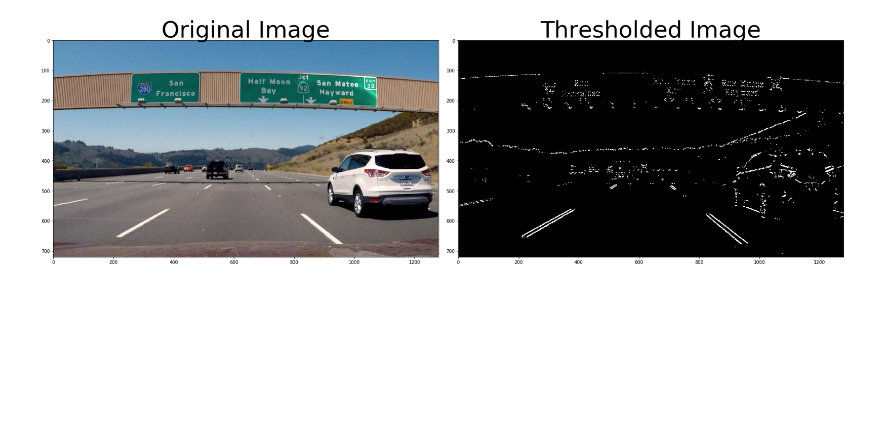
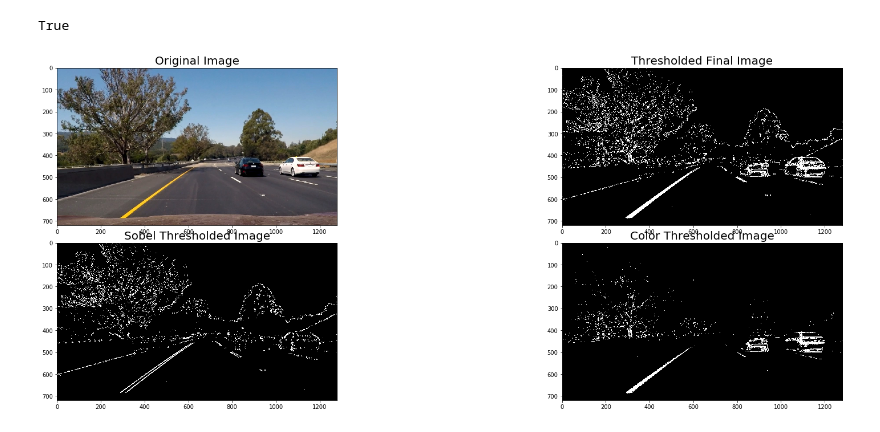
Before and after one commit to navinrahim/CarND-Advanced-Lane-Lines, a Jupyter notebook: Adv_Lane_finding.ipynb, the cells around one changed output. Saved outputs shown, nothing was run; the diff lists cells and outputs as text; code cells hidden in the pictures; blank space fills up the shorter version.

```diff
--- a/Adv_Lane_finding.ipynb
+++ b/Adv_Lane_finding.ipynb
@@ -6,12 +63,13 @@ import matplotlib.image as mpimg
 # %%
+#Functions for Sobel orientation, Sobel magnitude, Sobel Direction and Color thresholding
 def abs_sobel_thresh(img, orient='x', sobel_kernel=3, thresh=(0, 255)):
     # Calculate directional gradient
+    # Apply threshold
     gray=cv2.cvtColor(img,cv2.COLOR_RGB2GRAY)
     if orient=='x':
         sob_val=cv2.Sobel(gray,cv2.CV_64F,1,0,ksize=sobel_kernel)
     if orient=='y':
         sob_val=cv2.Sobel(gray,cv2.CV_64F,0,1,ksize=sobel_kernel)
-    # Apply threshold
     abs_sob=np.absolute(sob_val)
     norm_sobel=np.uint8(abs_sob*255/np.max(abs_sob))
     grad_binary=np.zeros_like(norm_sobel)
@@ -42,28 +100,59 @@ def dir_threshold(image, sobel_kernel=3, thresh=(0, np.pi/2)):
     dir_binary=np.zeros_like(gradient_dir)
     dir_binary[(gradient_dir>=thresh[0])&(gradient_dir<=thresh[1])]=1
     return dir_binary
+
+def color_threshold(image, thresh):
+    #Convert image to HLS color channel
+    hls = cv2.cvtColor(image,cv2.COLOR_RGB2HLS)
+
+    #Extract the S channel image
+    s_channel = hls[:,:,2]
+
+    #Applying threshold
+    sxbinary = np.zeros_like(s_channel)
+    sxbinary[(s_channel >= thresh[0]) & (s_channel <= thresh[1])] = 1
+
+    return sxbinary
 # %%
+#Printing the thresholded output image
 # Read in an image
-image = mpimg.imread('signs_vehicles_xygrad.jpg')
+image = mpimg.imread('test_images/test6.jpg')
 
 # Choose a Sobel kernel size
 ksize = 7 # Choose a larger odd number to smooth gradient measurements
 
 # Apply each of the thresholding functions
-gradx = abs_sobel_thresh(image, orient='x', sobel_kernel=ksize, thresh=(20, 100))
-grady = abs_sobel_thresh(image, orient='y', sobel_kernel=ksize, thresh=(45, 150))
-mag_binary = mag_thresh(image, sobel_kernel=ksize, mag_thresh=(85, 255))
+gradx = abs_sobel_thresh(image, orient='x', sobel_kernel=ksize, thresh=(30, 180))
+grady = abs_sobel_thresh(image, orient='y', sobel_kernel=ksize, thresh=(30, 180))
+mag_binary = mag_thresh(image, sobel_kernel=ksize, mag_thresh=(50, 200))
 dir_binary = dir_threshold(image, sobel_kernel=ksize, thresh=(0.7 ,1.3))
 
-combined = np.zeros_like(dir_binary)
-combined[((gradx ==1) & (grady ==1)) | ((mag_binary == 1) & (dir_binary == 1))] = 1
+sobel_combined = np.zeros_like(dir_binary)
+sobel_combined[((gradx ==1) & (grady ==1)) | ((mag_binary == 1) & (dir_binary == 1))] = 1
+
+sxbinary = color_threshold(image, thresh=(160,255))
+
+# Combine the Sobel and color binary thresholds
+combined_binary = np.zeros_like(sxbinary)
+combined_binary[(sobel_combined == 1) | (sxbinary == 1)] = 1
+
 # Plot the result
-f, (ax1, ax2) = plt.subplots(1, 2, figsize=(24, 9))
+f, ((ax1, ax2),(ax3,ax4)) = plt.subplots(2, 2, figsize=(24, 9))
 f.tight_layout()
 ax1.imshow(image)
-ax1.set_title('Original Image', fontsize=50)
-ax2.imshow(combined, cmap='gray')
-ax2.set_title('Thresholded Image', fontsize=50)
+ax1.set_title('Original Image', fontsize=20)
+ax2.imshow(combined_binary, cmap='gray')
+ax2.set_title('Thresholded Final Image', fontsize=20)
+ax3.imshow(sobel_combined, cmap='gray')
+ax3.set_title('Sobel Thresholded Image', fontsize=20)
+ax4.imshow(sxbinary, cmap='gray')
+ax4.set_title('Color Thresholded Image', fontsize=20)
 plt.subplots_adjust(left=0., right=1, top=0.9, bottom=0.)
+
+# #Saving images
+# cv2.imwrite('output_images/final_thresh.jpg', combined_binary*255)
+# cv2.imwrite('output_images/sobel_thresh.jpg', sobel_combined*255)
+# cv2.imwrite('output_images/color_thresh.jpg', sxbinary*255)
 # %% [output]
+True
-[figure, old version]
+[figure, new version]
```
Also changed, not shown: parts of 5 cells of this notebook, 7 other files.
